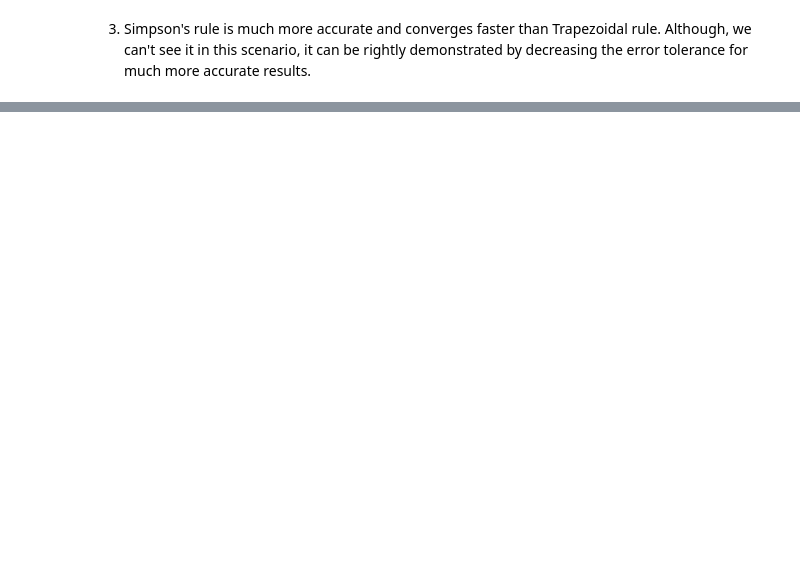
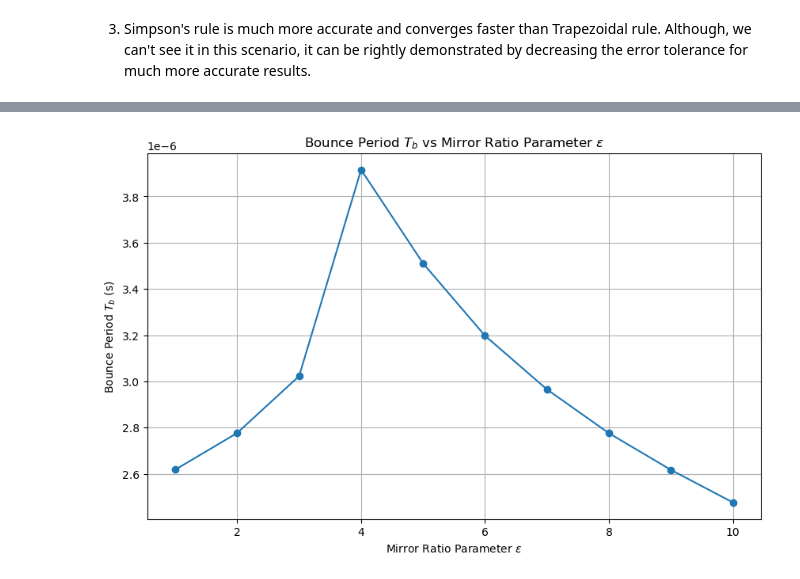
Before and after one commit to abalajiksh/intocompphysss25, a Jupyter notebook: sheet03/bouncePeriodPlots.ipynb, the cells around one changed output, grey strips where cells are left out. Saved outputs shown, nothing was run; the diff lists cells and outputs as text; code cells hidden in the pictures; blank space fills up the shorter version.

```diff
--- a/sheet03/bouncePeriodPlots.ipynb
+++ b/sheet03/bouncePeriodPlots.ipynb
@@ -57,0 +121,28 @@ Iteration 1, Simpson: 3.222216345e-06
+# %%
+import numpy as np
+import matplotlib.pyplot as plt
+
+# Read data from the file
+file_path = 'mirrorRatioConvergence.txt'
+epsilon_values = []
+Tb_values = []
+
+with open(file_path, 'r') as file:
+    for line in file:
+        if line.startswith('Epsilon'):
+            parts = line.split(',')
+            epsilon = float(parts[0].split('=')[1].strip())
+            Tb = float(parts[1].split('=')[1].strip())
+            epsilon_values.append(epsilon)
+            Tb_values.append(Tb)
+
+# Plot the data
+plt.figure(figsize=(10, 6))
+plt.plot(epsilon_values, Tb_values, marker='o', linestyle='-')
+plt.title('Bounce Period $T_b$ vs Mirror Ratio Parameter $\\epsilon$')
+plt.xlabel('Mirror Ratio Parameter $\\epsilon$')
+plt.ylabel('Bounce Period $T_b$ (s)')
+plt.grid(True)
+plt.show()
+# %% [output]
+[figure, added]
```
Also changed, not shown: parts of 6 cells of this notebook, 9 other files.
